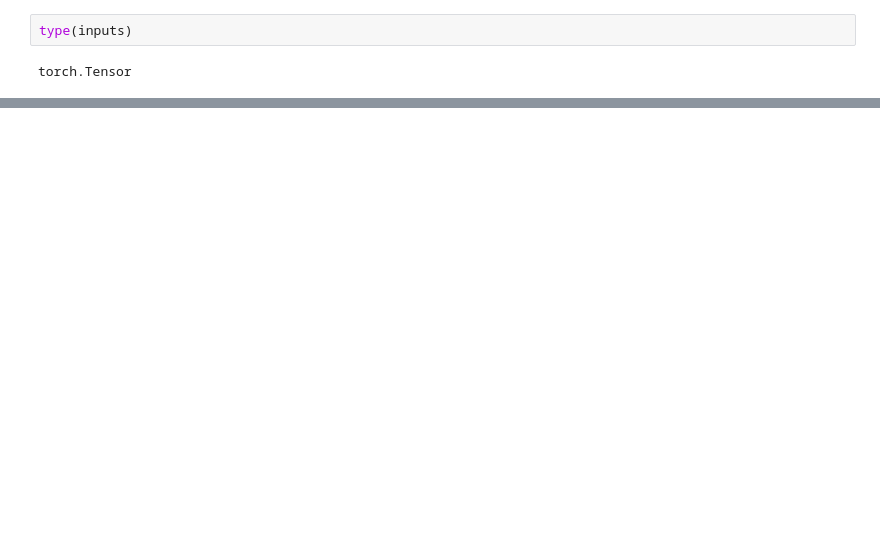
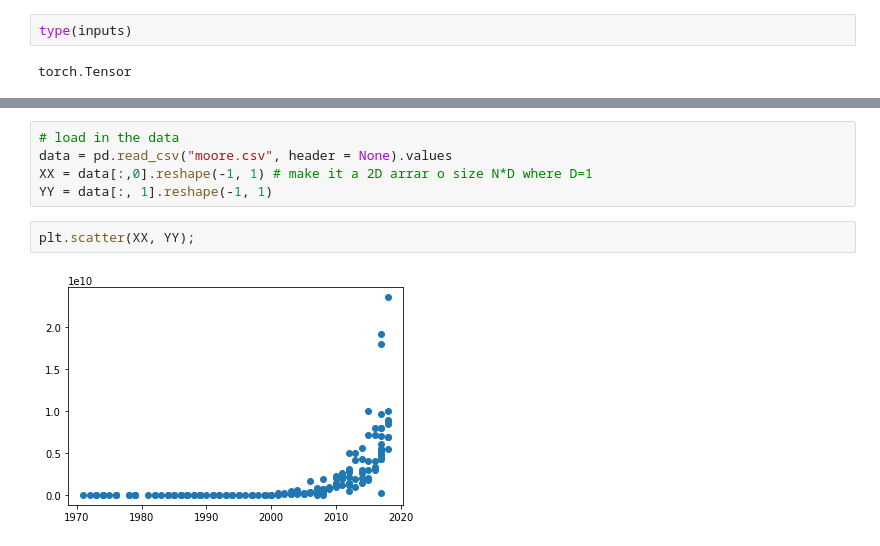
Before and after one commit to pascale25/DeeP_learning_portfolio, a Jupyter notebook: linear_reg_pytorch.ipynb, the cells around one changed output, grey strips where cells are left out. Saved outputs shown, nothing was run; the diff lists cells and outputs as text; blank space fills up the shorter version.

```diff
--- a/linear_reg_pytorch.ipynb
+++ b/linear_reg_pytorch.ipynb
@@ -179,0 +197,9 @@ print(w,b)
+# %%
+# load in the data
+data = pd.read_csv("moore.csv", header = None).values
+XX = data[:,0].reshape(-1, 1) # make it a 2D arrar o size N*D where D=1
+YY = data[:, 1].reshape(-1, 1)
+# %%
+plt.scatter(XX, YY);
+# %% [output]
+[figure, added]
```
Also changed, not shown: parts of 51 cells of this notebook.
